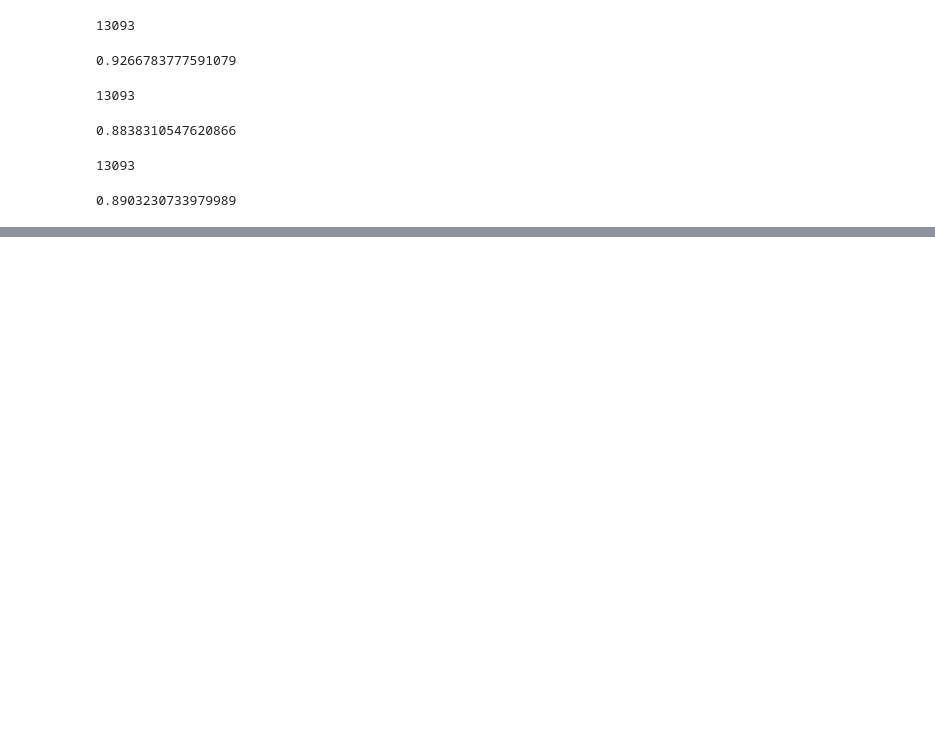
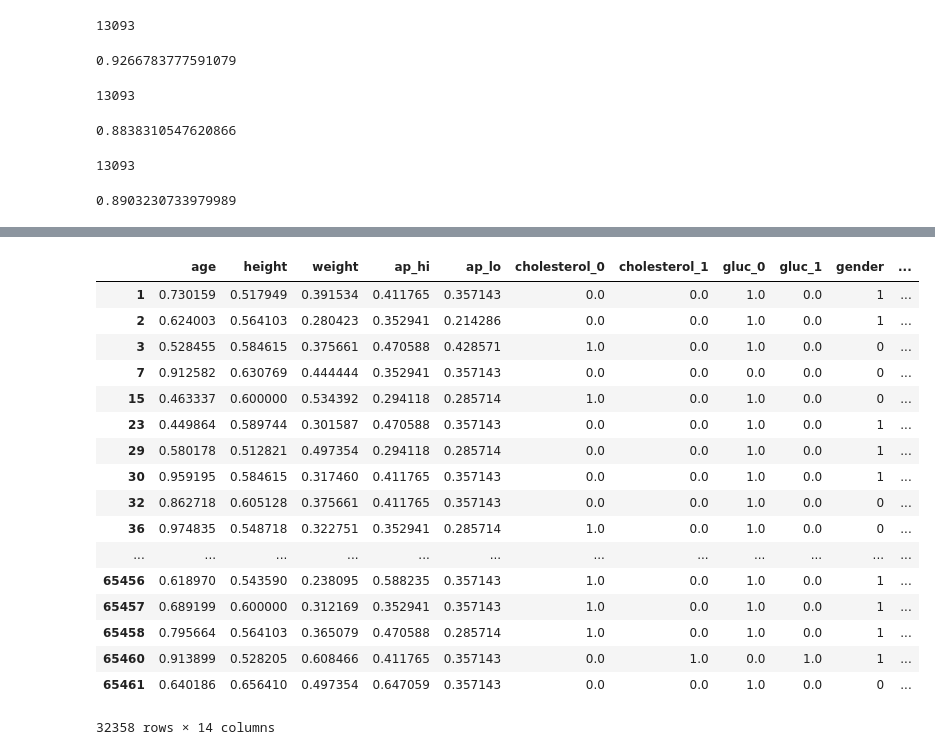
Before and after one commit to WangSheng96/CVD, a Jupyter notebook: Logistic Regression/Logistic Regression.ipynb, the cells around one changed output, grey strips where cells are left out. Cells and saved outputs as stored; diff of their text form; code cells hidden in the pictures; blank space fills up the shorter version.

```diff
--- a/Logistic Regression/Logistic Regression.ipynb
+++ b/Logistic Regression/Logistic Regression.ipynb
@@ -222,0 +252,28 @@ t3.csv
+# %%
+import pandas as pd
+
+data = pd.read_csv("../new_cardio.csv", sep=",")
+
+data_0 = data[data.cardio==1]
+data_1 = data[data.cardio==0]
+# %%
+data_0
+# %% [output]
+|  | age | height | weight | ap_hi | ap_lo | cholesterol_0 | cholesterol_1 | gluc_0 | gluc_1 | gender | ... |
+| 1 | 0.730159 | 0.517949 | 0.391534 | 0.411765 | 0.357143 | 0.0 | 0.0 | 1.0 | 0.0 | 1 | ... |
+| 2 | 0.624003 | 0.564103 | 0.280423 | 0.352941 | 0.214286 | 0.0 | 0.0 | 1.0 | 0.0 | 1 | ... |
+| 3 | 0.528455 | 0.584615 | 0.375661 | 0.470588 | 0.428571 | 1.0 | 0.0 | 1.0 | 0.0 | 0 | ... |
+| 7 | 0.912582 | 0.630769 | 0.444444 | 0.352941 | 0.357143 | 0.0 | 0.0 | 0.0 | 0.0 | 0 | ... |
+| 15 | 0.463337 | 0.600000 | 0.534392 | 0.294118 | 0.285714 | 1.0 | 0.0 | 1.0 | 0.0 | 0 | ... |
+| 23 | 0.449864 | 0.589744 | 0.301587 | 0.470588 | 0.357143 | 0.0 | 0.0 | 1.0 | 0.0 | 1 | ... |
+| 29 | 0.580178 | 0.512821 | 0.497354 | 0.294118 | 0.285714 | 0.0 | 0.0 | 1.0 | 0.0 | 1 | ... |
+| 30 | 0.959195 | 0.584615 | 0.317460 | 0.411765 | 0.357143 | 0.0 | 0.0 | 1.0 | 0.0 | 1 | ... |
+| 32 | 0.862718 | 0.605128 | 0.375661 | 0.411765 | 0.357143 | 0.0 | 0.0 | 1.0 | 0.0 | 0 | ... |
+| 36 | 0.974835 | 0.548718 | 0.322751 | 0.352941 | 0.285714 | 1.0 | 0.0 | 1.0 | 0.0 | 0 | ... |
+| ... | ... | ... | ... | ... | ... | ... | ... | ... | ... | ... | ... |
+| 65456 | 0.618970 | 0.543590 | 0.238095 | 0.588235 | 0.357143 | 1.0 | 0.0 | 1.0 | 0.0 | 1 | ... |
+| 65457 | 0.689199 | 0.600000 | 0.312169 | 0.352941 | 0.357143 | 1.0 | 0.0 | 1.0 | 0.0 | 1 | ... |
+| 65458 | 0.795664 | 0.564103 | 0.365079 | 0.470588 | 0.285714 | 1.0 | 0.0 | 1.0 | 0.0 | 1 | ... |
+| 65460 | 0.913899 | 0.528205 | 0.608466 | 0.411765 | 0.357143 | 0.0 | 1.0 | 0.0 | 1.0 | 1 | ... |
+| 65461 | 0.640186 | 0.656410 | 0.497354 | 0.647059 | 0.357143 | 0.0 | 0.0 | 1.0 | 0.0 | 0 | ... |
+32358 rows × 14 columns
```
Also changed, not shown: parts of 22 cells of this notebook, 1 other file.
